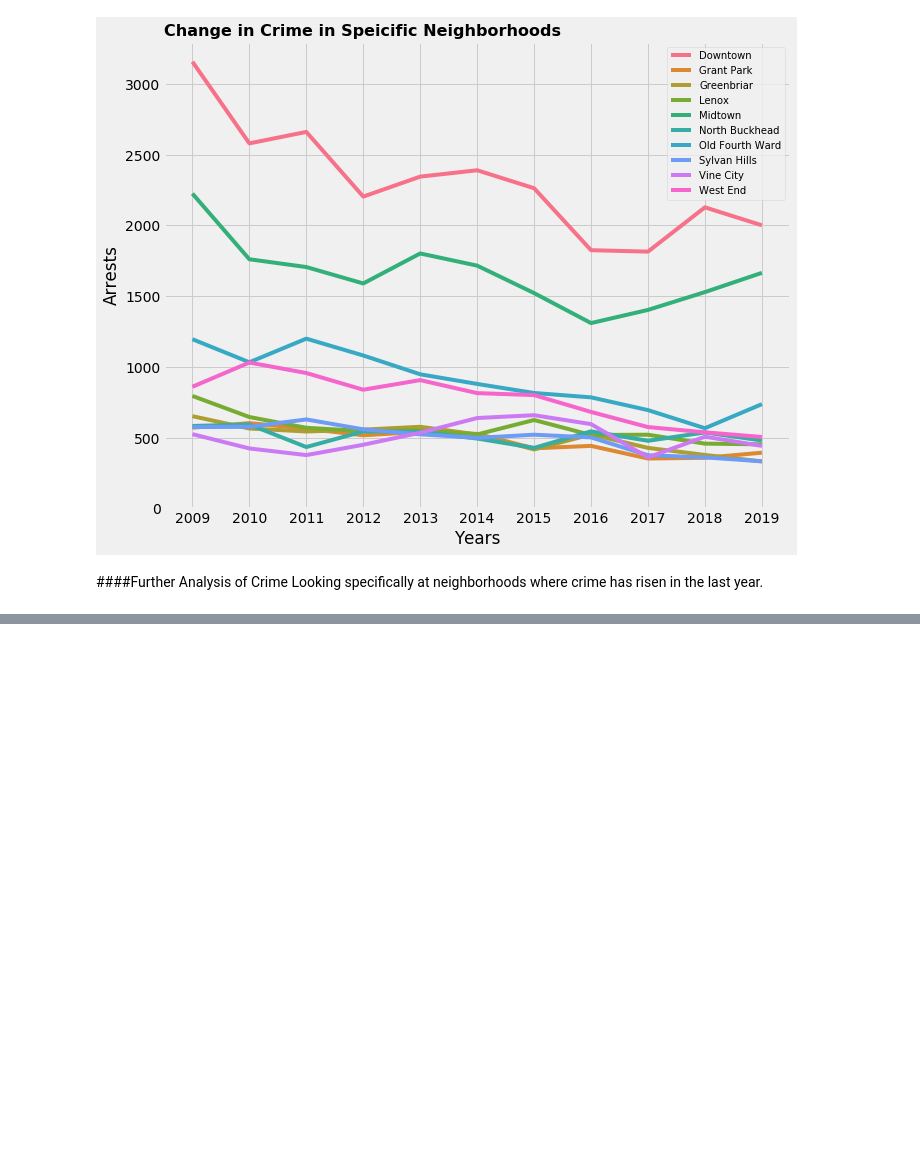
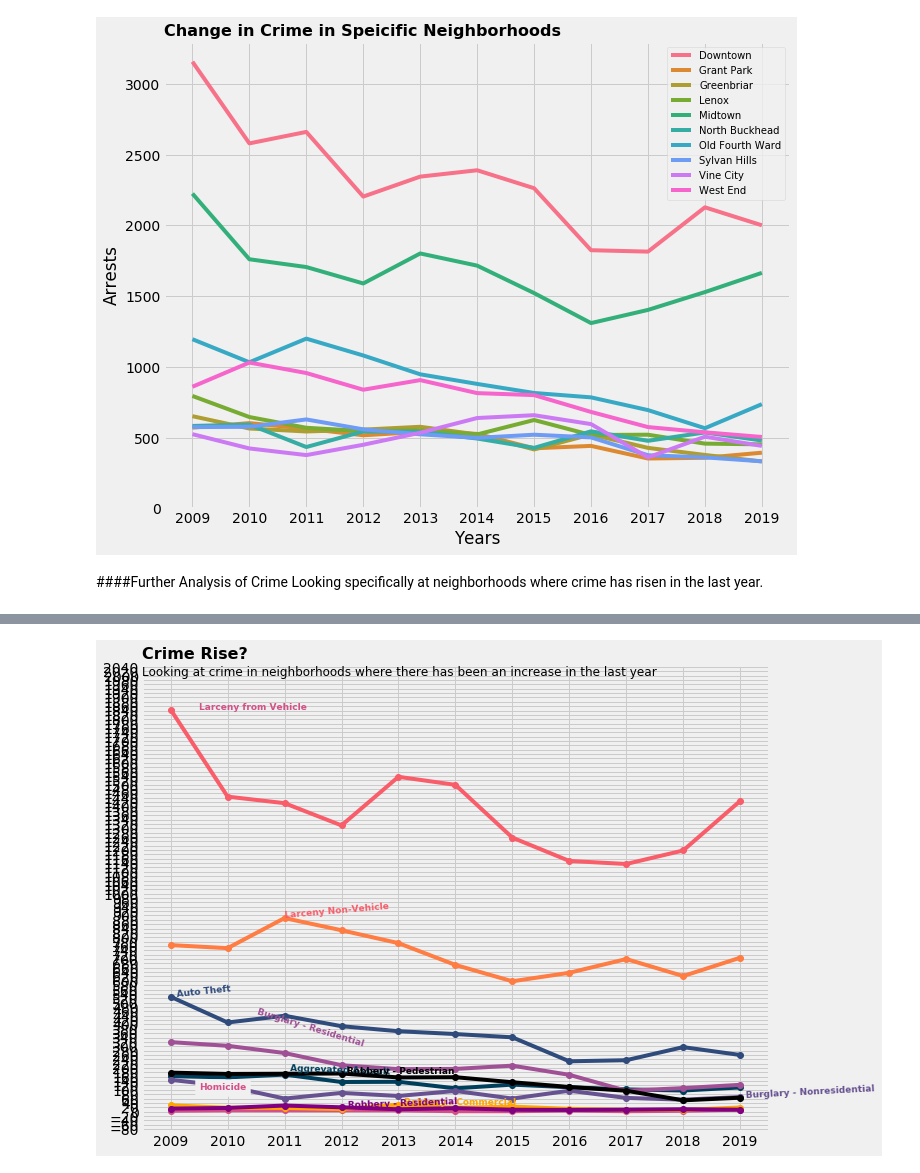
Before and after one commit to jiobu1/DS-Unit-1-Sprint-4-Data-Storytelling-Portfolio-Project, a Jupyter notebook: Jisha_Obukwelu_Unit_1_Data_Storytelling_Project.ipynb, the cells around one changed output, grey strips where cells are left out. Drawn from its saved outputs; the diff is of its cells as text; code cells hidden in the pictures; blank space fills up the shorter version.

Commit message:
Analyzing crime rates in neighborhoods where there is an uptick in crime

```diff
--- a/Jisha_Obukwelu_Unit_1_Data_Storytelling_Project.ipynb
+++ b/Jisha_Obukwelu_Unit_1_Data_Storytelling_Project.ipynb
@@ -432,6 +432,7 @@ plt.show()
 ####Further Analysis of Crime
 Looking specifically at neighborhoods where crime has risen in the last year.
 # %%
-rise = arrests[arrests['Neighborhood']== ['Grant Park','Midtown','Old Fourth Ward']]
+condition = (arrests['Neighborhood']=='Grant Park')|(arrests['Neighborhood']=='Midtown') | (arrests['Neighborhood']=='Old Fourth Ward')
+rise = arrests[condition]
 rise.head()
 # %% [output]
@@ -438,0 +447,7 @@ ValueError: ignored
+# %%
+#Calculating  specific crimes by years
+rise_crime = pd.crosstab(rise['Occur_Year'], rise['UCR Literal'])
+
+rise_crime  = rise_crime.drop([1916, 1976, 1993, 2004, 2007, 2008])
+
+rise_crime
@@ -438,0 +468,76 @@ ValueError: ignored
+# %%
+# Playing with loop to generate both lines and labels
+plt.style.use('fivethirtyeight')
+
+fig, ax = plt.subplots(figsize = (10, 8))
+plt.backgroundcolor = '#f0f0f0'
+
+# Creating line plots
+plot_points = []
+
+crimes = rise_crime.columns
+
+colors_array = ['#003f5c','#2f4b7c','#665191','#a05195',
+          '#d45087','#f95d6a','#ff7c43','#ffa600',
+          'black', 'purple', 'green']
+
+for crime, color in zip(crimes, colors_array):
+
+    points = plt.plot(rise_crime[crime], marker='o', color = color)
+    plot_points.append(points)
+
+plot_points;
+
+# Title, Axes
+plt.title ("Crime Rise?",
+          fontsize = 16,
+          fontweight = 'bold',
+          loc = 'left');
+
+plt.text (x = 2008.5, y = 2000,  s = 'Looking at crime in neighborhoods where there has been an increase in the last year',
+          color = 'black', fontsize = 12)
+
+
+plt.xticks(range(2009, 2020, 1 ))
+plt.yticks(range(0, 2100, 50))
+
+# Make a plot with major ticks that are multiples of 100 and minor ticks that
+# are multiples of 25.  Label major ticks with 'but don't label minor ticks.
+ax.yaxis.set_major_locator(MultipleLocator(20))
+
+# For the minor ticks, use no labels; default NullFormatter.
+ax.yaxis.set_minor_locator(MultipleLocator(5))
+
+
+#Sometimes shows up and somethimes does not.
+plt.xlabel = ('Years')
+plt.ylabel = ('Arrests')
+
+#Labeling Lines
+text = []
+
+x_coordinates = [2011.1, 2009.1, 2019.1, 2010.5, 2009.5, 2011, 2013.5,2013.1, 2012.1, 2012.1]
+y_coordinates = [171, 527, 67, 303, 1845, 889, 33, 32, 175, 20]
+labels = ['Aggrevated Assault', 'Auto Theft', 'Burglary - Nonresidential',
+          'Burglary - Residential', 'Larceny from Vehicle', 'Larceny Non-Vehicle',
+          '', 'Robbery - Commercial', 'Robbery - Pedestrian', 'Robbery - Residential']
+rotations = [-2, 6, 3, -17, 0, 5, -16, 0, 0, 2, -1]
+
+
+for x, y, label, color, rotation in zip(x_coordinates, y_coordinates, labels, colors_array, rotations):
+
+  position = plt.text(x = x, y = y, s = label , color = color, fontsize = 9, weight = 'bold', rotation = rotation)
+  text.append(position)
+
+text;
+
+#Two Other Labels
+plt.text(x = 2009.5, y = 100, s = 'Homicide', color = colors_array[4],
+         fontsize = 9,  weight = 'bold', backgroundcolor = '#f0f0f0', rotation = 0)
+
+
+
+
+plt.show ()
+# %% [output]
+[figure, added]
```
Also changed, not shown: parts of 3 cells of this notebook.
